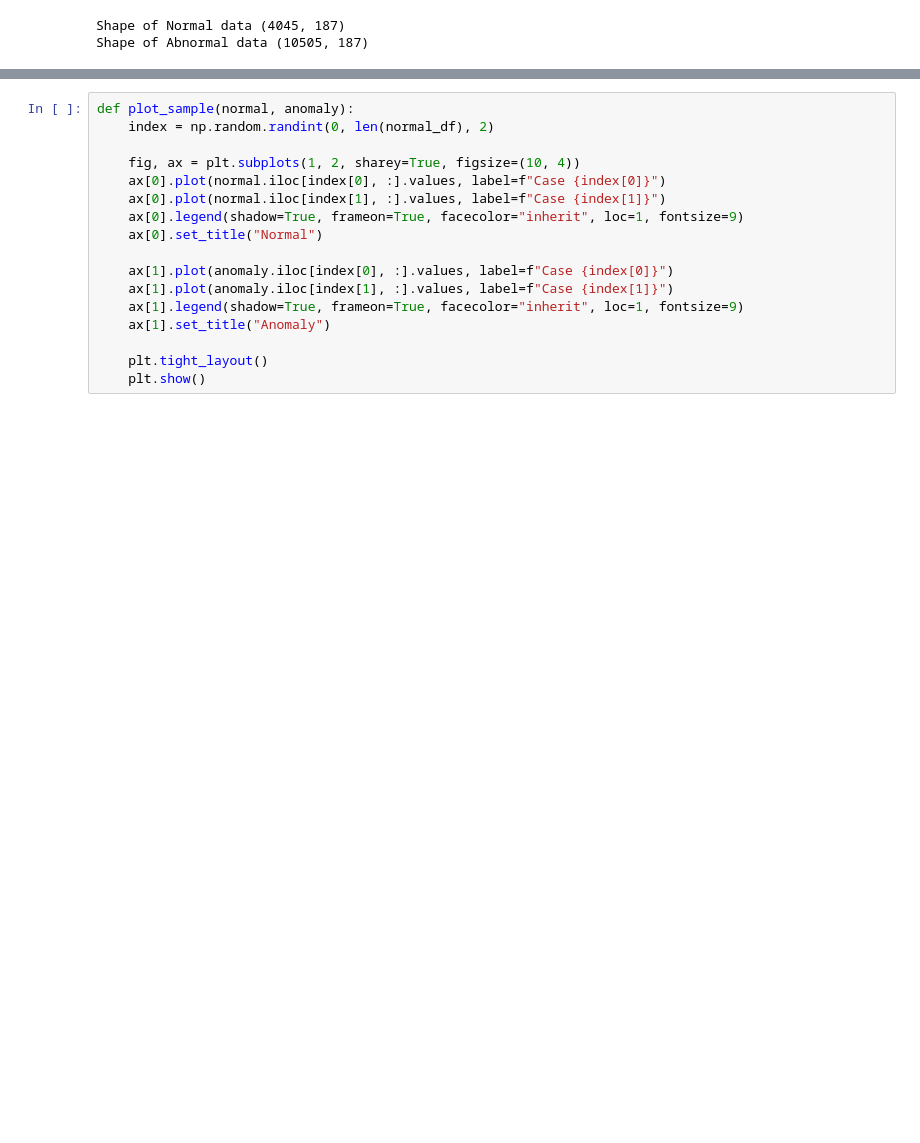
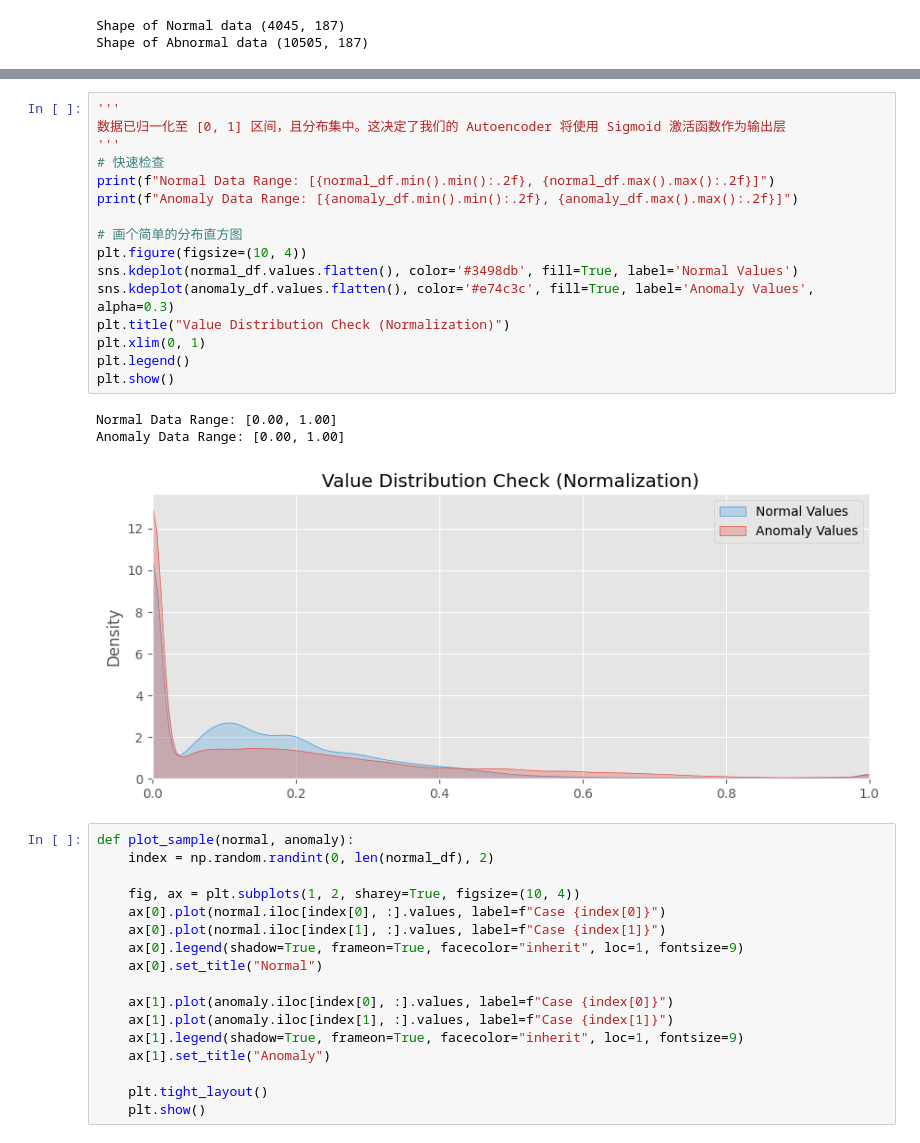
Before and after one commit to Makiato1999/ECG-Detector, a Jupyter notebook: anomaly_detection_cnn_autoencoders.ipynb, the cells around one changed output, grey strips where cells are left out. Cells and saved outputs as stored; diff of their text form; blank space fills up the shorter version.

```diff
--- a/anomaly_detection_cnn_autoencoders.ipynb
+++ b/anomaly_detection_cnn_autoencoders.ipynb
@@ -70,3 +127,23 @@ Shape of Abnormal data (10505, 187)
+# %%
+'''
+数据已归一化至 [0, 1] 区间，且分布集中。这决定了我们的 Autoencoder 将使用 Sigmoid 激活函数作为输出层
+'''
+# 快速检查
+print(f"Normal Data Range: [{normal_df.min().min():.2f}, {normal_df.max().max():.2f}]")
+print(f"Anomaly Data Range: [{anomaly_df.min().min():.2f}, {anomaly_df.max().max():.2f}]")
+
+# 画个简单的分布直方图
+plt.figure(figsize=(10, 4))
+sns.kdeplot(normal_df.values.flatten(), color='#3498db', fill=True, label='Normal Values')
+sns.kdeplot(anomaly_df.values.flatten(), color='#e74c3c', fill=True, label='Anomaly Values', alpha=0.3)
+plt.title("Value Distribution Check (Normalization)")
+plt.xlim(0, 1)
+plt.legend()
+plt.show()
+# %% [output]
+Normal Data Range: [0.00, 1.00]
+Anomaly Data Range: [0.00, 1.00]
+[figure, added]
 # %%
 def plot_sample(normal, anomaly):
     index = np.random.randint(0, len(normal_df), 2)
```
Also changed, not shown: parts of 3 cells of this notebook.
